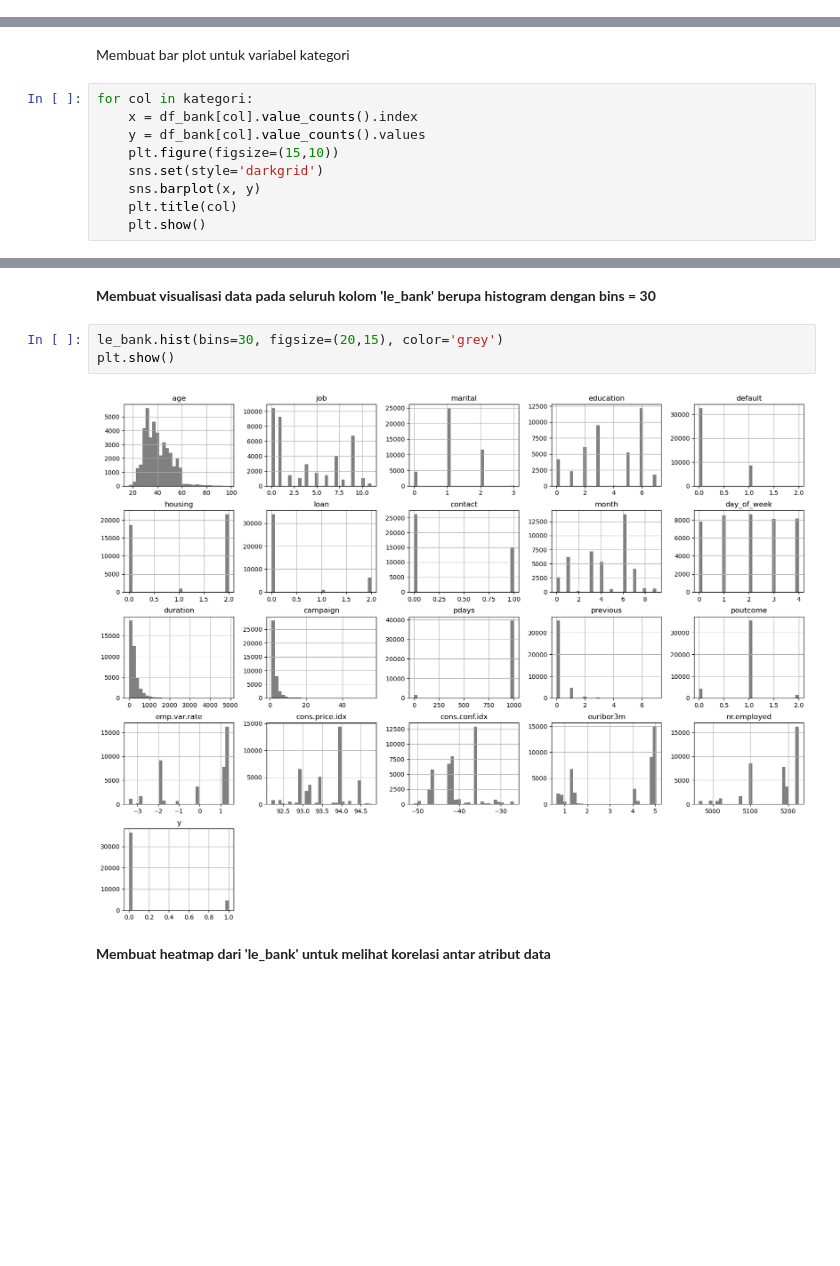
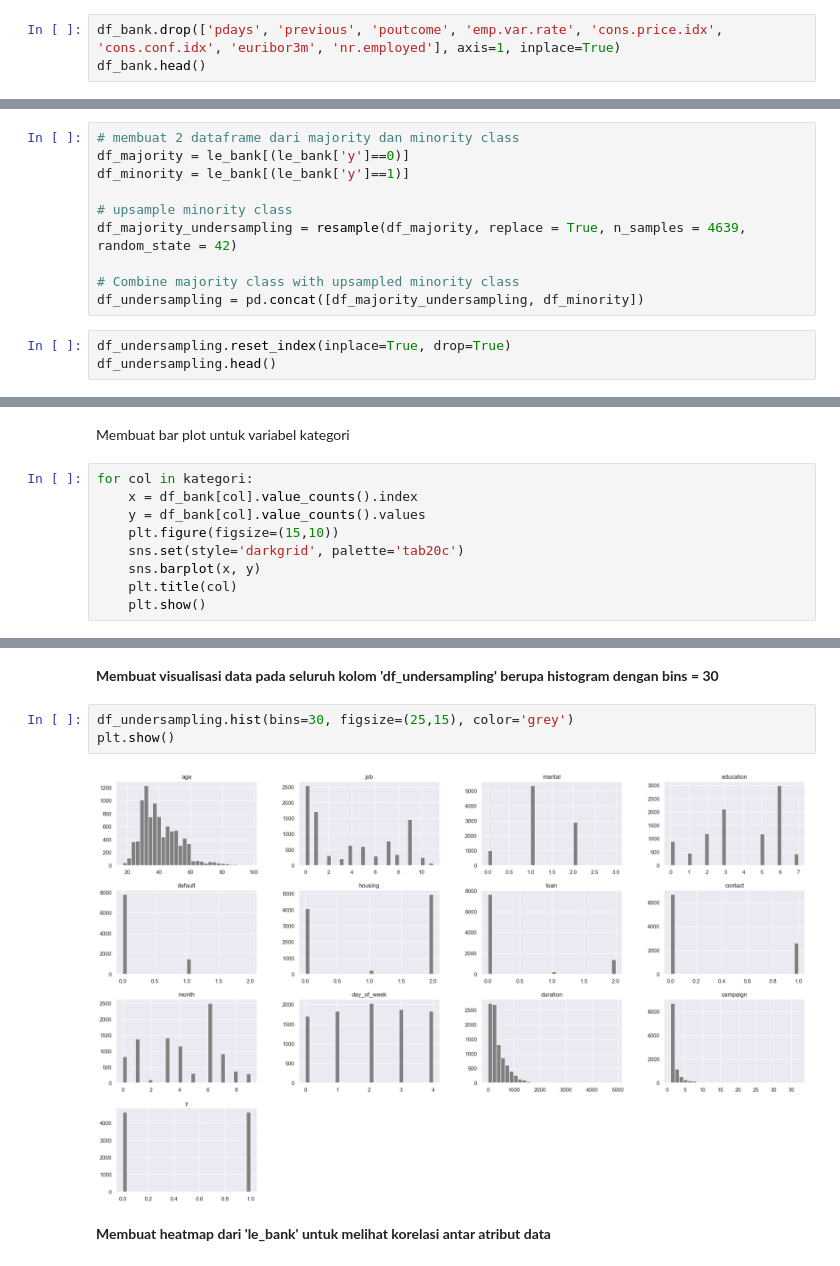
Before and after one commit to ria-fajriyah/BankMarketing_Dataset, a Jupyter notebook: PYTN_Assgn_3_4_Nurul Fajriyah Al Maulidiyah.ipynb, the cells around one changed output, grey strips where cells are left out. Cells and saved outputs as stored; diff of their text form; blank space fills up the shorter version.

```diff
--- a/PYTN_Assgn_3_4_Nurul Fajriyah Al Maulidiyah.ipynb
+++ b/PYTN_Assgn_3_4_Nurul Fajriyah Al Maulidiyah.ipynb
@@ -127,0 +134,3 @@ df_bank.describe()
+# %%
+df_bank.drop(['pdays', 'previous', 'poutcome', 'emp.var.rate', 'cons.price.idx', 'cons.conf.idx', 'euribor3m', 'nr.employed'], axis=1, inplace=True)
+df_bank.head()
@@ -216,0 +238,13 @@ Membagi dataset menjadi data latih (train) dan data uji (test) serta membuang ko
+# %%
+# membuat 2 dataframe dari majority dan minority class
+df_majority = le_bank[(le_bank['y']==0)]
+df_minority = le_bank[(le_bank['y']==1)]
+
+# upsample minority class
+df_majority_undersampling = resample(df_majority, replace = True, n_samples = 4639, random_state = 42)
+
+# Combine majority class with upsampled minority class
+df_undersampling = pd.concat([df_majority_undersampling, df_minority])
+# %%
+df_undersampling.reset_index(inplace=True, drop=True)
+df_undersampling.head()
@@ -264,7 +320,7 @@ for col in kategori:
     x = df_bank[col].value_counts().index
     y = df_bank[col].value_counts().values
     plt.figure(figsize=(15,10))
-    sns.set(style='darkgrid')
+    sns.set(style='darkgrid', palette='tab20c')
     sns.barplot(x, y)
     plt.title(col)
     plt.show()
@@ -283,10 +338,10 @@ for col in kategori:
 # %% [markdown]
-**Membuat visualisasi data pada seluruh kolom 'le_bank' berupa histogram dengan bins = 30**
+**Membuat visualisasi data pada seluruh kolom 'df_undersampling' berupa histogram dengan bins = 30**
 # %%
-le_bank.hist(bins=30, figsize=(20,15), color='grey')
+df_undersampling.hist(bins=30, figsize=(25,15), color='grey')
 plt.show()
 # %% [output]
-[figure, old version]
+[figure, new version]
 # %% [markdown]
 **Membuat heatmap dari 'le_bank' untuk melihat korelasi antar atribut data**
 # %%
```
Also changed, not shown: parts of 55 cells of this notebook, 1 other file.
